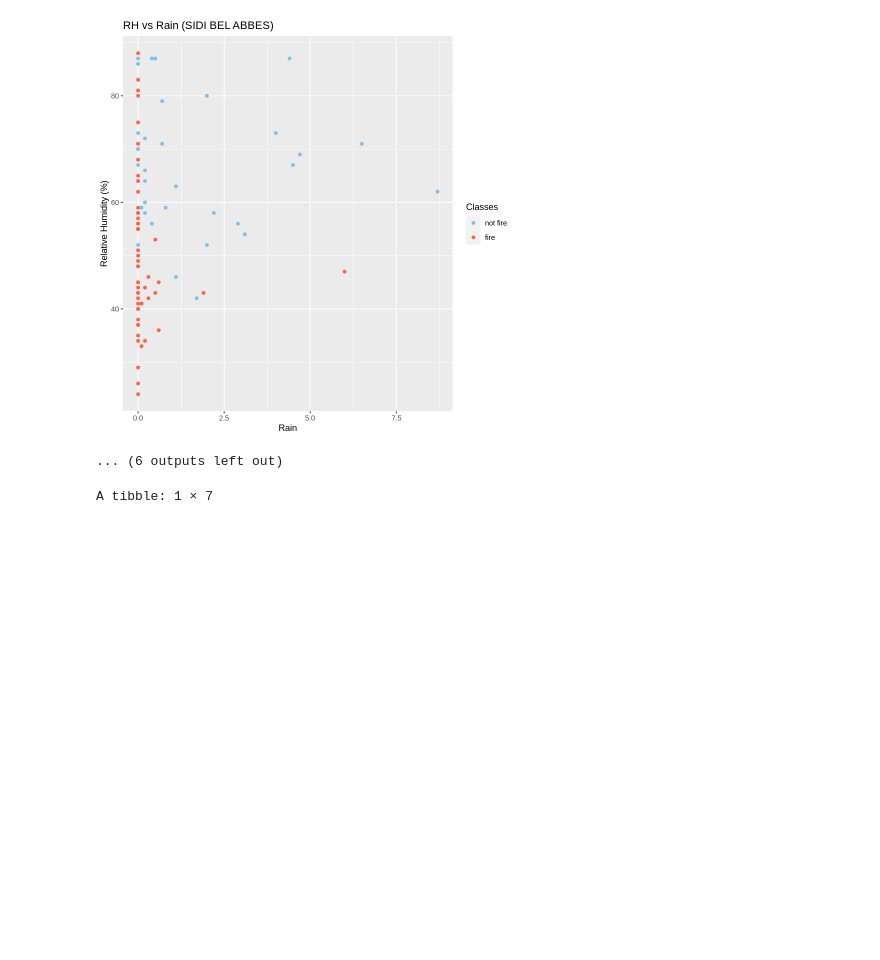
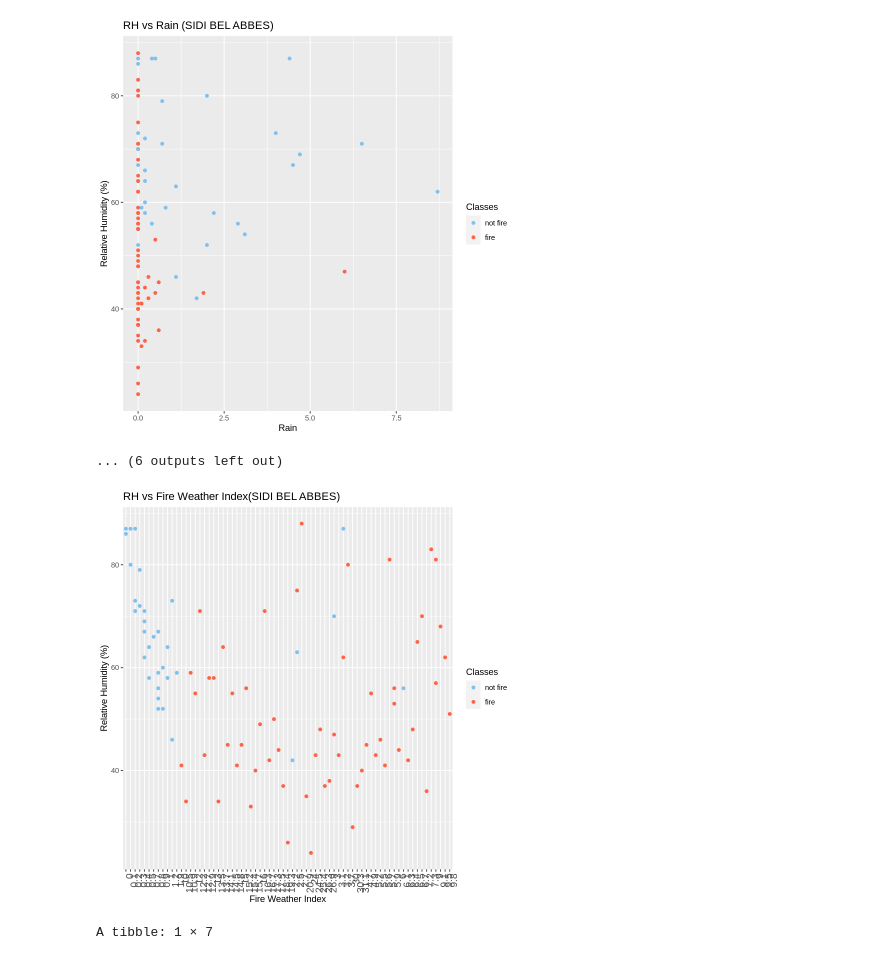
Before and after one commit to Bchau02/DSCI-100-Group-11-Project, a Jupyter notebook: Project.ipynb, the cells around one changed output. Saved outputs shown, nothing was run; the diff lists cells and outputs as text; code cells hidden in the pictures; blank space fills up the shorter version.

Commit message:
Wrangling Bej Data
-mutate test and training data and refactor
-add classification framework

```diff
--- a/Project.ipynb
+++ b/Project.ipynb
@@ -356,6 +384,22 @@ Bejaia_ISI
 [figure]
 [figure]
 ... (6 outputs left out)
+# %%
+Sidi_Bel_Abbes_RH_FWI <- Sidi_Bel_Abbes_train%>%
+    select(RH,FWI,Classes) %>%
+
+    ggplot(aes(x=FWI,y=RH,color=Classes)) +
+    geom_point() +
+    labs(y="Relative Humidity (%)", x="Fire Weather Index", title="RH vs Fire Weather Index(SIDI BEL ABBES)")+
+
+    scale_color_manual (values=c("fire"="tomato",
+                                "not fire"="skyblue2")) +
+    theme(axis.text.x = element_text(angle = 90, vjust = 1, hjust = 1, size = 12))
+
+
+Sidi_Bel_Abbes_RH_FWI
+# %% [output]
+[figure, added]
 # %%
 knn_tune <- nearest_neighbor(weight_func = "rectangular", neighbors = tune()) %>%
           set_engine("kknn") %>%
```
Also changed, not shown: parts of 7 cells of this notebook.
